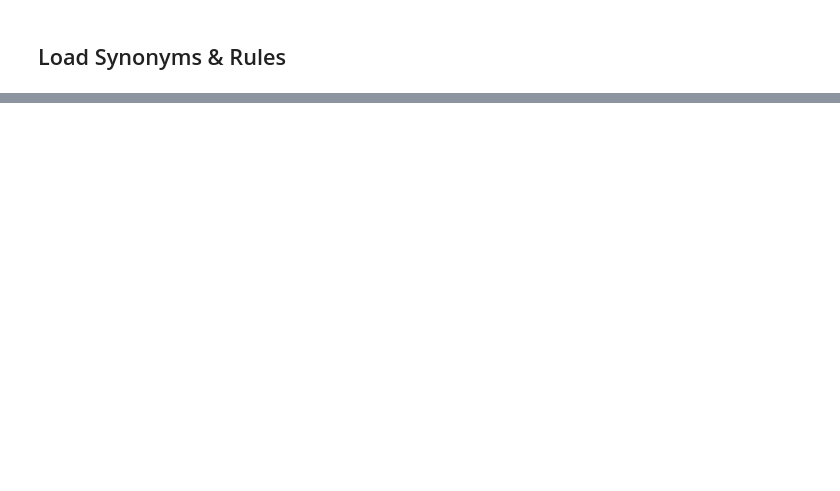
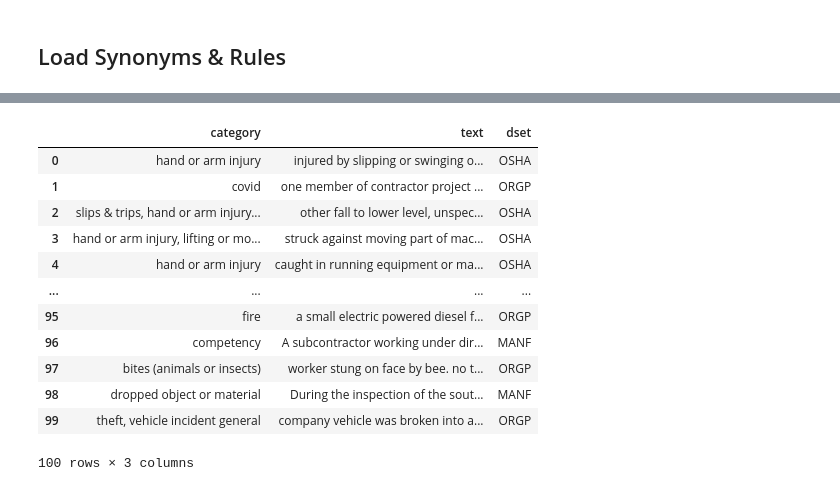
Before and after one commit to 3minuterecord/safety_report_topic_classification, a Jupyter notebook: rough_work.ipynb, the cells around one changed output, grey strips where cells are left out. Drawn from its saved outputs; the diff is of its cells as text; code cells hidden in the pictures; blank space fills up the shorter version.

```diff
--- a/rough_work.ipynb
+++ b/rough_work.ipynb
@@ -1676,0 +1037,19 @@ Name: text, Length: 27157, dtype: object
+# %%
+sample_ref = '220730103309'
+out_df = pd.read_csv(f"test_samples/{sample_ref}_100_sample_scores.csv", dtype=str)
+# %%
+out_df
+# %% [output]
+|  | category | text | dset |
+| 0 | hand or arm injury | injured by slipping or swinging o... | OSHA |
+| 1 | covid | one member of contractor project ... | ORGP |
+| 2 | slips & trips, hand or arm injury... | other fall to lower level, unspec... | OSHA |
+| 3 | hand or arm injury, lifting or mo... | struck against moving part of mac... | OSHA |
+| 4 | hand or arm injury | caught in running equipment or ma... | OSHA |
+| ... | ... | ... | ... |
+| 95 | fire | a small electric powered diesel f... | ORGP |
+| 96 | competency | A subcontractor working under dir... | MANF |
+| 97 | bites (animals or insects) | worker stung on face by bee. no t... | ORGP |
+| 98 | dropped object or material | During the inspection of the sout... | MANF |
+| 99 | theft, vehicle incident general | company vehicle was broken into a... | ORGP |
+100 rows × 3 columns
```
Also changed, not shown: parts of 189 cells of this notebook, 7 other files.
